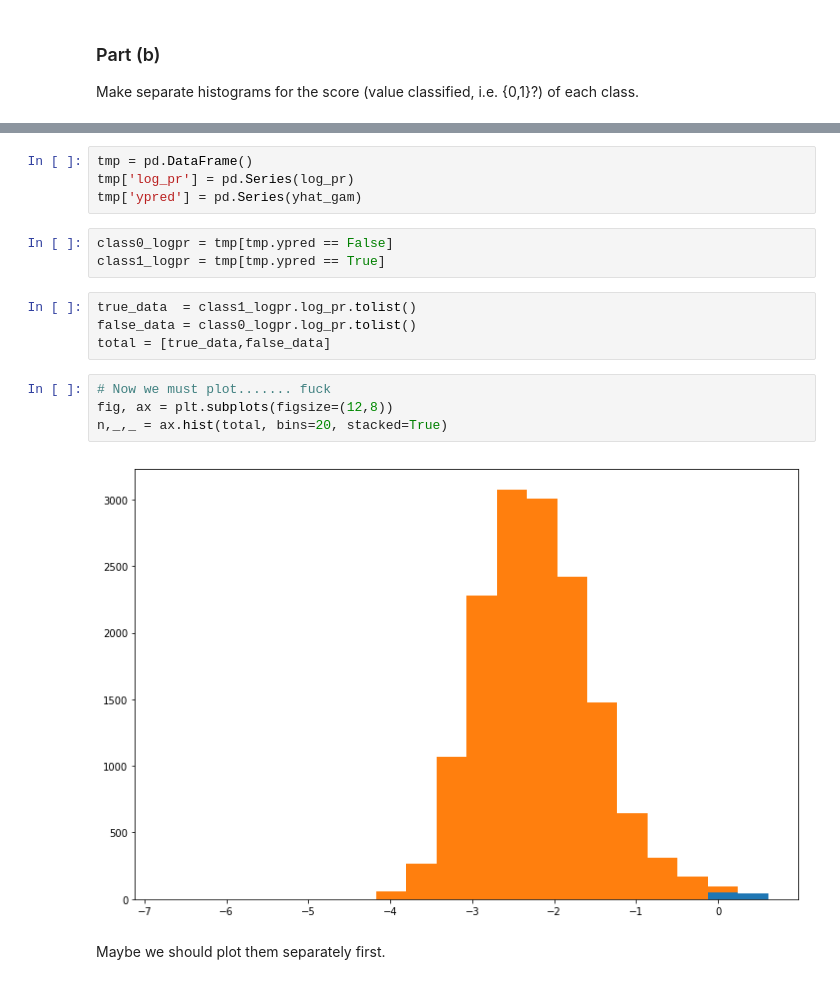
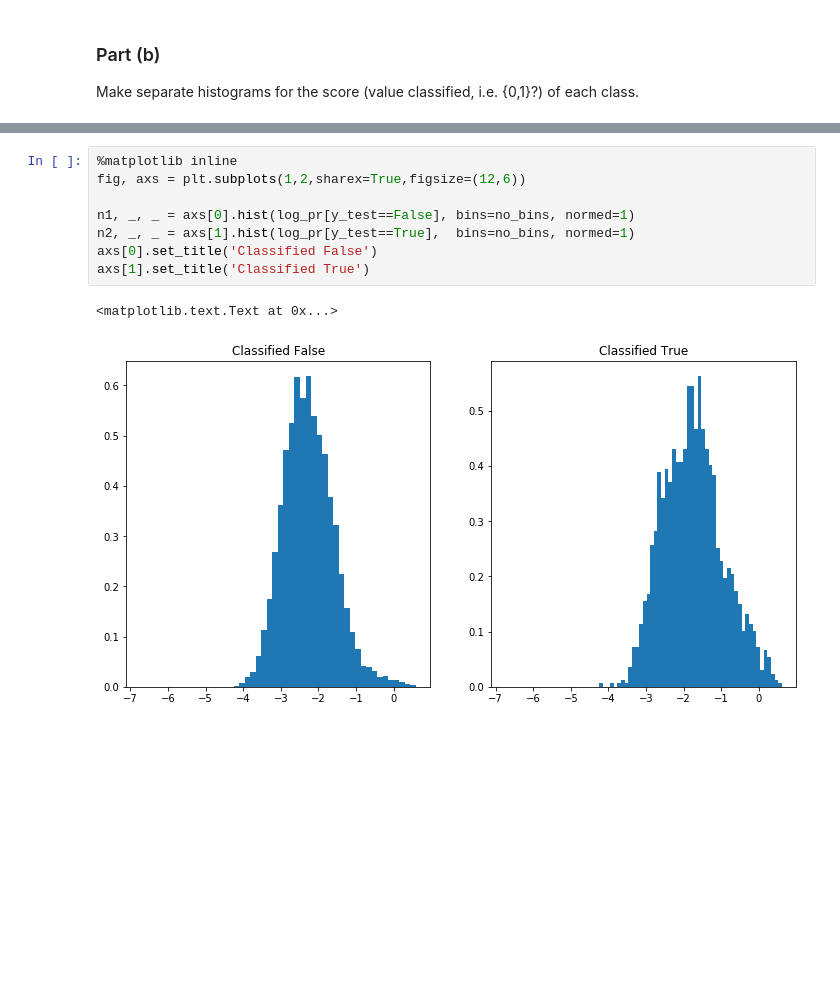
Before and after one commit to giebasjo/Stat_ML, a Jupyter notebook: hw5/jgiebas_HW5.ipynb, the cells around one changed output, grey strips where cells are left out. Saved outputs shown, nothing was run; the diff lists cells and outputs as text; blank space fills up the shorter version.

```diff
--- a/hw5/jgiebas_HW5.ipynb
+++ b/hw5/jgiebas_HW5.ipynb
@@ -129,19 +66,11 @@ true_df.head()
-# %%
-tmp = pd.DataFrame()
-tmp['log_pr'] = pd.Series(log_pr)
-tmp['ypred'] = pd.Series(yhat_gam)
-# %%
-class0_logpr = tmp[tmp.ypred == False]
-class1_logpr = tmp[tmp.ypred == True]
-# %%
-true_data  = class1_logpr.log_pr.tolist()
-false_data = class0_logpr.log_pr.tolist()
-total = [true_data,false_data]
-# %%
-# Now we must plot....... fuck
-fig, ax = plt.subplots(figsize=(12,8))
-n,_,_ = ax.hist(total, bins=20, stacked=True)
-# %% [output]
-[figure, removed]
-# %% [markdown]
-Maybe we should plot them separately first.
+# %%
+%matplotlib inline
+fig, axs = plt.subplots(1,2,sharex=True,figsize=(12,6))
+
+n1, _, _ = axs[0].hist(log_pr[y_test==False], bins=no_bins, normed=1)
+n2, _, _ = axs[1].hist(log_pr[y_test==True],  bins=no_bins, normed=1)
+axs[0].set_title('Classified False')
+axs[1].set_title('Classified True')
+# %% [output]
+<matplotlib.text.Text at 0x...>
+[figure, added]
```
Also changed, not shown: parts of 39 cells of this notebook, 7 other files.
